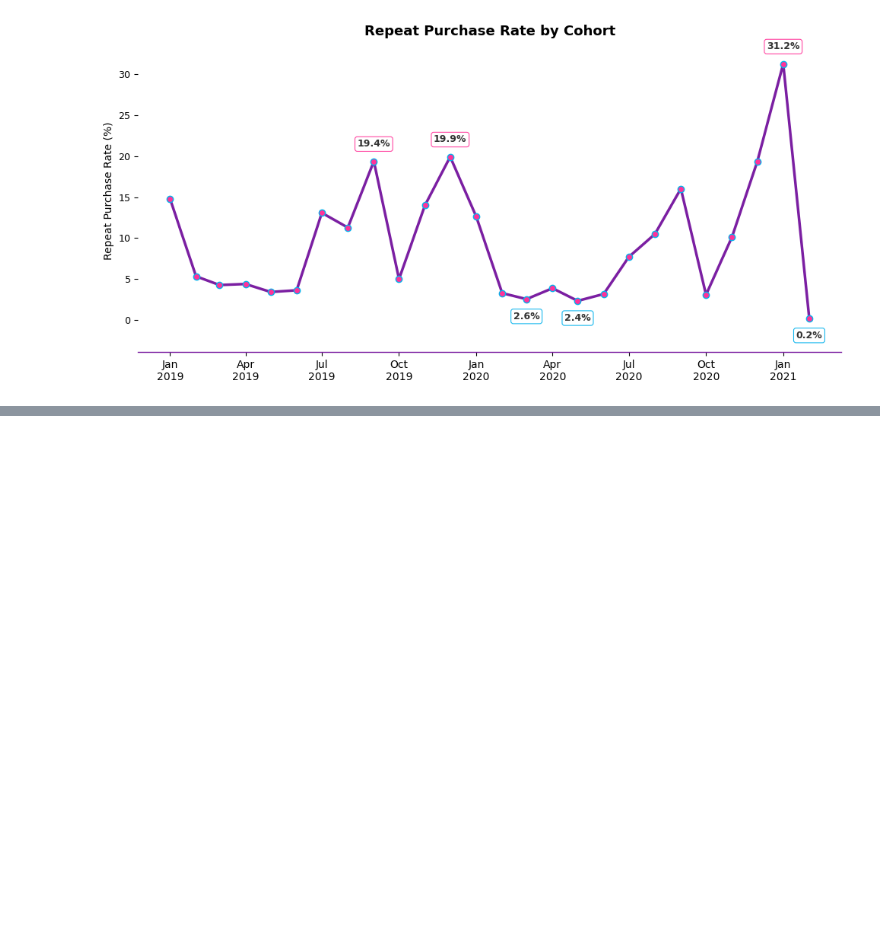
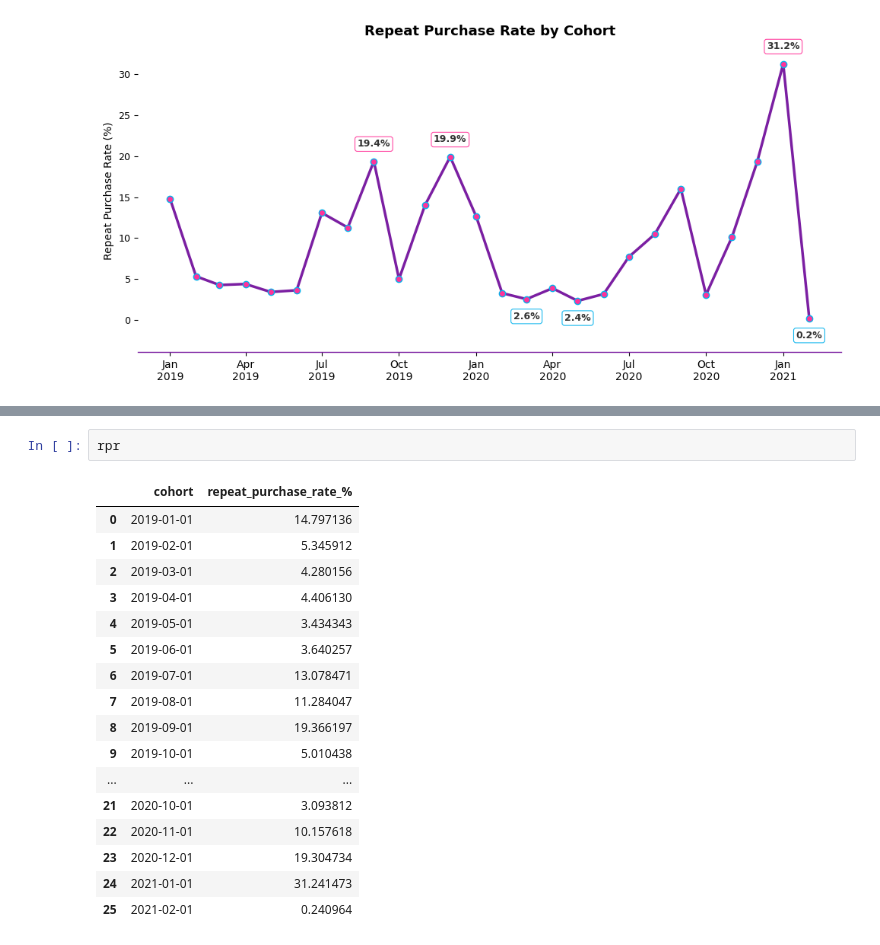
Before and after one commit to data-sous-shaif/Gamezone-Orders-Data, a Jupyter notebook: NSM.ipynb, the cells around one changed output, grey strips where cells are left out. Cells and saved outputs as stored; diff of their text form; blank space fills up the shorter version.

```diff
--- a/NSM.ipynb
+++ b/NSM.ipynb
@@ -794,0 +391,20 @@ plt.show()
+# %%
+rpr
+# %% [output]
+|  | cohort | repeat_purchase_rate_% |
+| 0 | 2019-01-01 | 14.797136 |
+| 1 | 2019-02-01 | 5.345912 |
+| 2 | 2019-03-01 | 4.280156 |
+| 3 | 2019-04-01 | 4.406130 |
+| 4 | 2019-05-01 | 3.434343 |
+| 5 | 2019-06-01 | 3.640257 |
+| 6 | 2019-07-01 | 13.078471 |
+| 7 | 2019-08-01 | 11.284047 |
+| 8 | 2019-09-01 | 19.366197 |
+| 9 | 2019-10-01 | 5.010438 |
+| ... | ... | ... |
+| 21 | 2020-10-01 | 3.093812 |
+| 22 | 2020-11-01 | 10.157618 |
+| 23 | 2020-12-01 | 19.304734 |
+| 24 | 2021-01-01 | 31.241473 |
+| 25 | 2021-02-01 | 0.240964 |
```
Also changed, not shown: parts of 8 cells of this notebook, 24 other files.
